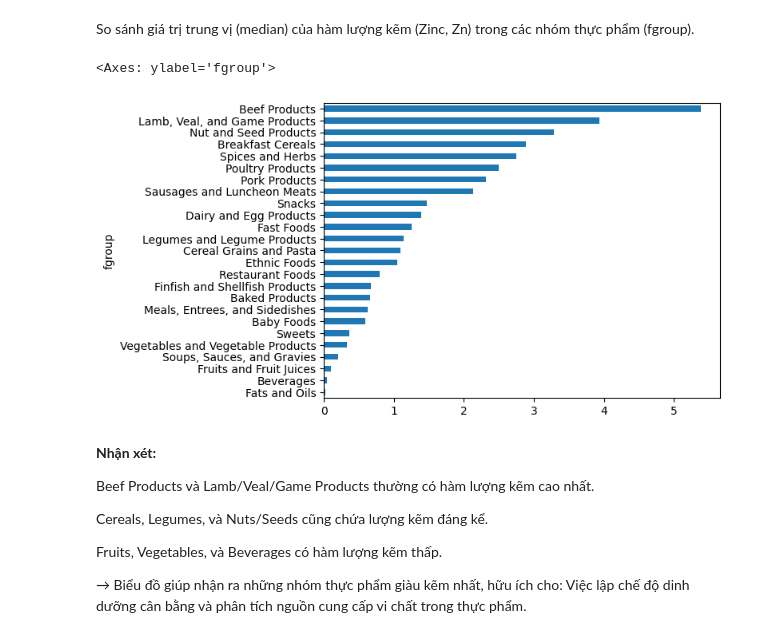
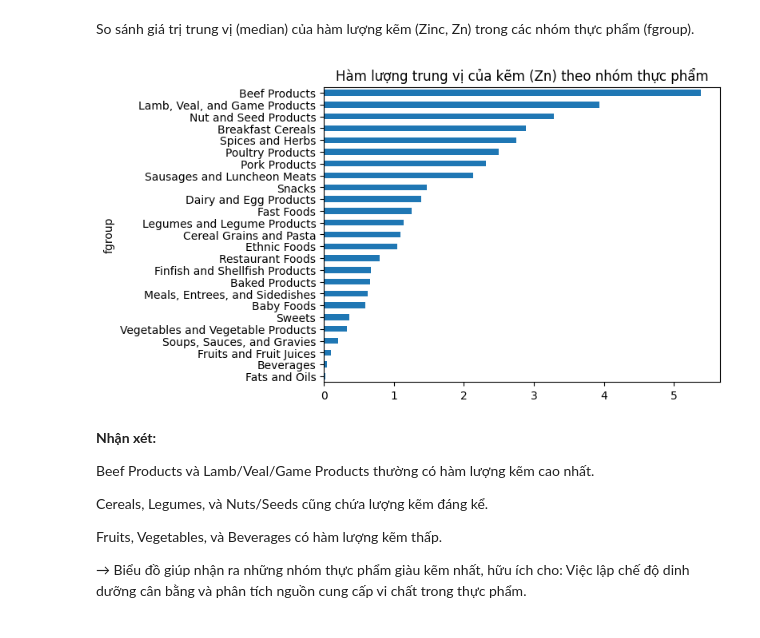
Before and after one commit to HongTham1995/Sgu25_Data_Analytics, a Jupyter notebook: Lab5/Planing/NguyenHoangThienBao/BT_Nhom.ipynb, the cells around one changed output. Saved outputs shown, nothing was run; the diff lists cells and outputs as text; code cells hidden in the pictures.

```diff
--- a/Lab5/Planing/NguyenHoangThienBao/BT_Nhom.ipynb
+++ b/Lab5/Planing/NguyenHoangThienBao/BT_Nhom.ipynb
@@ -883,10 +879,10 @@ So sánh giá trị trung vị (median) của hàm lượng kẽm (Zinc, Zn) tro
 # %%
 fig = plt.figure()
 result = ndata.groupby(["nutrient", "fgroup"])["value"].quantile(0.5)
-result["Zinc, Zn"].sort_values().plot(kind="barh")
+result["Zinc, Zn"].sort_values().plot(kind="barh", title="Hàm lượng trung vị của kẽm (Zn) theo nhóm thực phẩm")
+plt.savefig("images/fgroupzn.pdf")
 # %% [output]
-<Axes: ylabel='fgroup'>
-[figure, old version]
+[figure, new version]
 # %% [markdown]
 **Nhận xét:**
 
```
Also changed, not shown: parts of 6 cells of this notebook, 11 other files.
